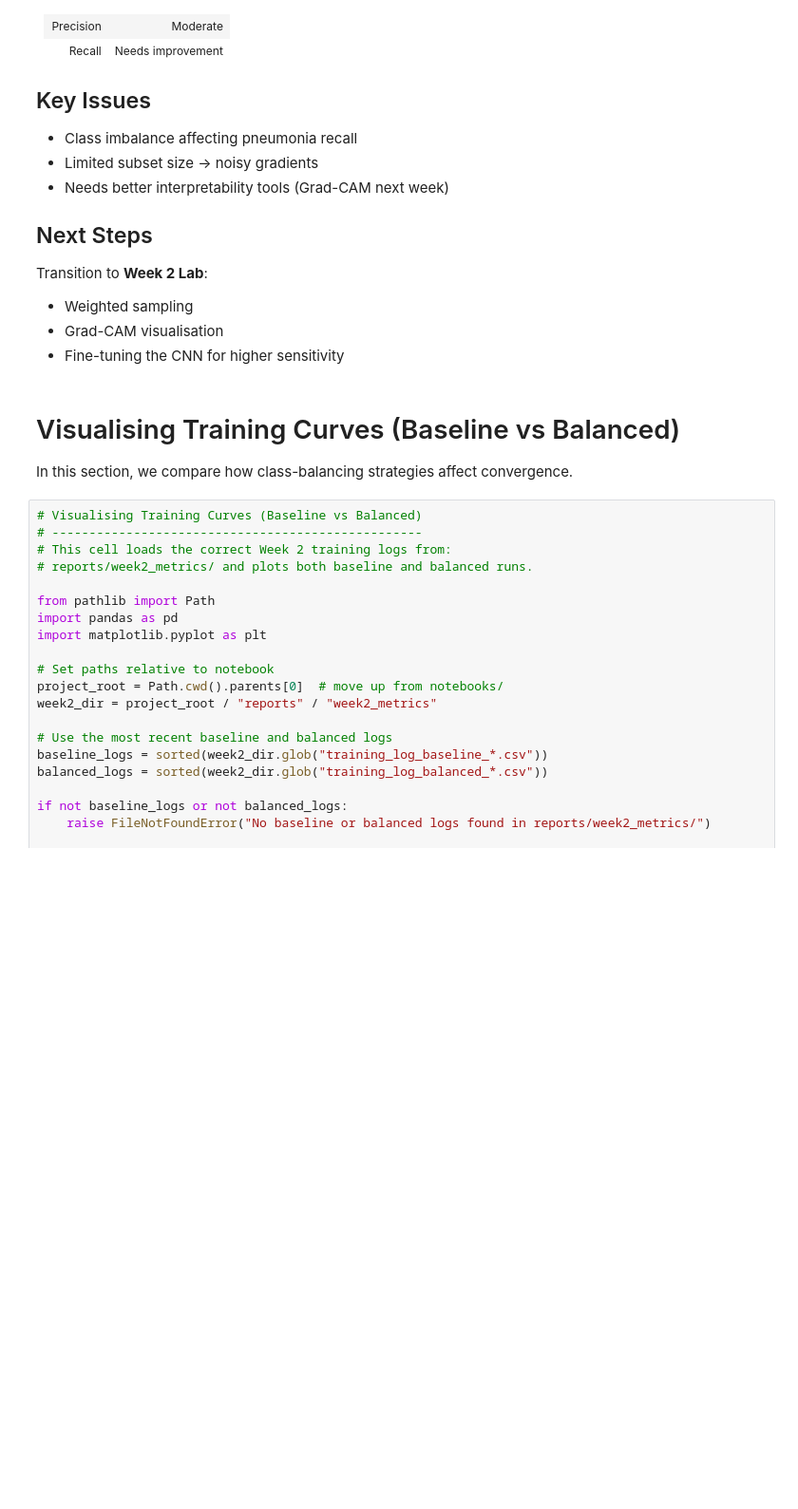
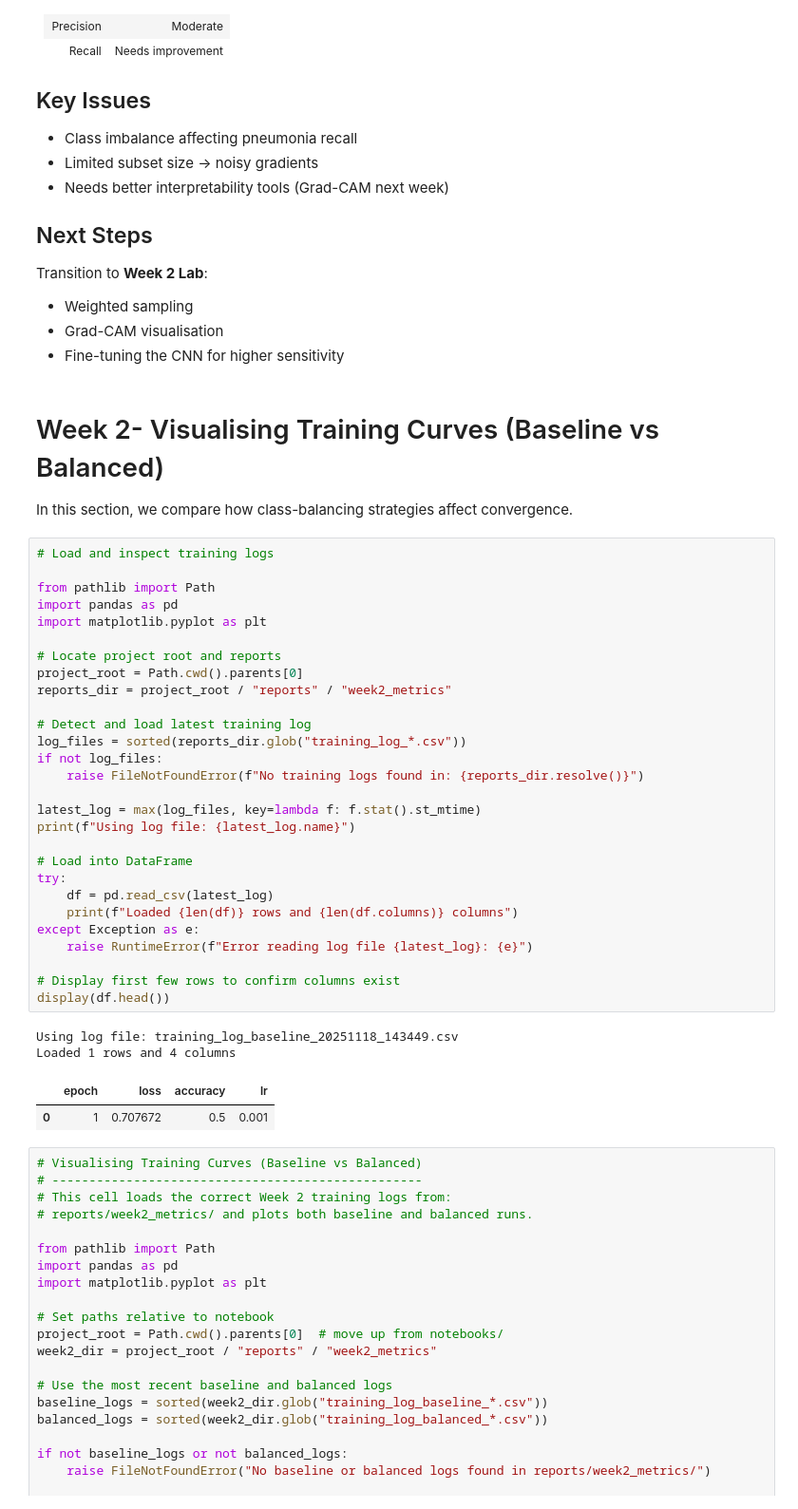
Before and after one commit to AAdewunmi/AI-Assisted-Pneumonia-Detection-Project, a Jupyter notebook: notebooks/02_train_resnet50.ipynb, the cells around one changed output. Shown: that part at 95% size. Cells and saved outputs as stored; diff of their text form; blank space fills up the shorter version.

Commit message:
Implement functionality to Load and inspect training logs

```diff
--- a/notebooks/02_train_resnet50.ipynb
+++ b/notebooks/02_train_resnet50.ipynb
@@ -297,9 +297,42 @@ Transition to **Week 2 Lab**:
 - Grad-CAM visualisation
 - Fine-tuning the CNN for higher sensitivity
 # %% [markdown]
-# Visualising Training Curves (Baseline vs Balanced)
+# Week 2- Visualising Training Curves (Baseline vs Balanced)
 
 In this section, we compare how class-balancing strategies affect convergence.
+# %%
+# Load and inspect training logs
+
+from pathlib import Path
+import pandas as pd
+import matplotlib.pyplot as plt
+
+# Locate project root and reports
+project_root = Path.cwd().parents[0]
+reports_dir = project_root / "reports" / "week2_metrics"
+
+# Detect and load latest training log
+log_files = sorted(reports_dir.glob("training_log_*.csv"))
+if not log_files:
+    raise FileNotFoundError(f"No training logs found in: {reports_dir.resolve()}")
+
+latest_log = max(log_files, key=lambda f: f.stat().st_mtime)
+print(f"Using log file: {latest_log.name}")
+
+# Load into DataFrame
+try:
+    df = pd.read_csv(latest_log)
+    print(f"Loaded {len(df)} rows and {len(df.columns)} columns")
+except Exception as e:
+    raise RuntimeError(f"Error reading log file {latest_log}: {e}")
+
+# Display first few rows to confirm columns exist
+display(df.head())
+# %% [output]
+Using log file: training_log_baseline_20251118_143449.csv
+Loaded 1 rows and 4 columns
+|  | epoch | loss | accuracy | lr |
+| 0 | 1 | 0.707672 | 0.5 | 0.001 |
 # %%
 # Visualising Training Curves (Baseline vs Balanced)
 # --------------------------------------------------
```
Also changed, not shown: parts of 1 cell of this notebook, 1 other file.
